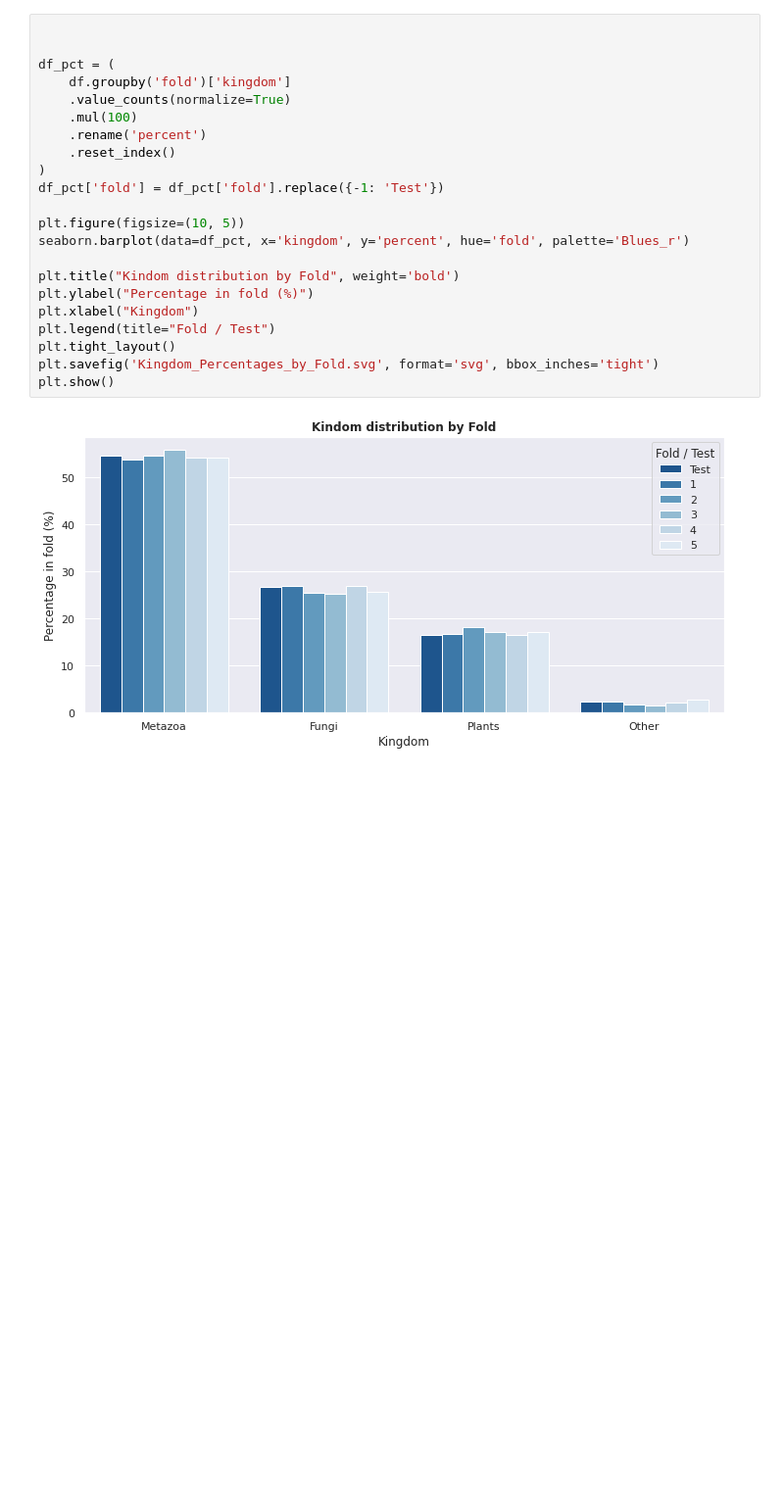
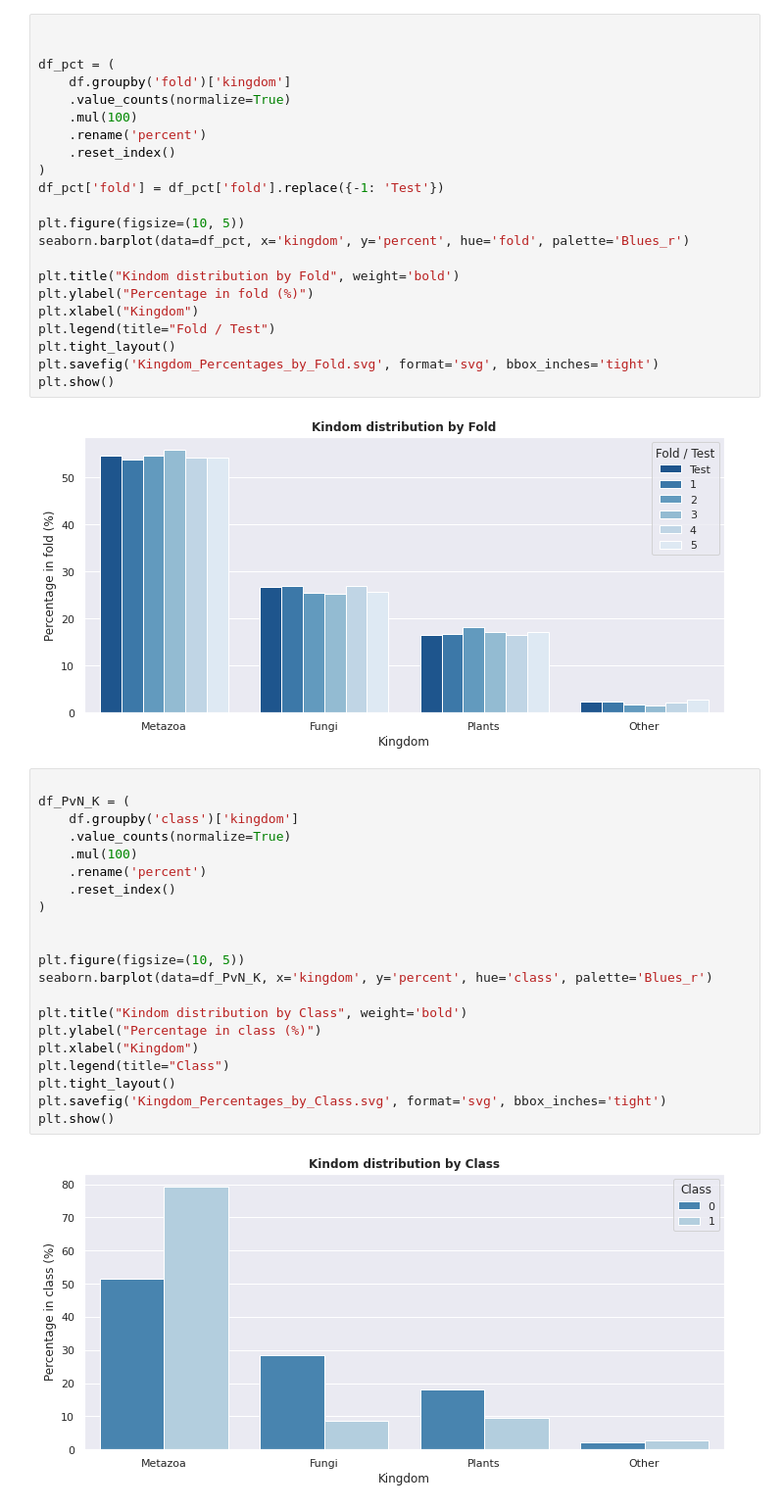
Before and after one commit to alirammal-ux/Signal_Peptide_Predictor, a Jupyter notebook: Data_analysis/taxonomy.ipynb, the cells around one changed output. Shown at 98% size. Drawn from its saved outputs; the diff is of its cells as text; blank space fills up the shorter version.

```diff
--- a/Data_analysis/taxonomy.ipynb
+++ b/Data_analysis/taxonomy.ipynb
@@ -199,3 +193,26 @@ plt.savefig('Kingdom_Percentages_by_Fold.svg', format='svg', bbox_inches='tight'
 plt.show()
 # %% [output]
 [figure]
+# %%
+
+df_PvN_K = (
+    df.groupby('class')['kingdom']
+    .value_counts(normalize=True)
+    .mul(100)
+    .rename('percent')
+    .reset_index()
+)
+
+
+plt.figure(figsize=(10, 5))
+seaborn.barplot(data=df_PvN_K, x='kingdom', y='percent', hue='class', palette='Blues_r')
+
+plt.title("Kindom distribution by Class", weight='bold')
+plt.ylabel("Percentage in class (%)")
+plt.xlabel("Kingdom")
+plt.legend(title="Class")
+plt.tight_layout()
+plt.savefig('Kingdom_Percentages_by_Class.svg', format='svg', bbox_inches='tight')
+plt.show()
+# %% [output]
+[figure, added]
```
Also changed, not shown: parts of 7 cells of this notebook, 33 other files.
